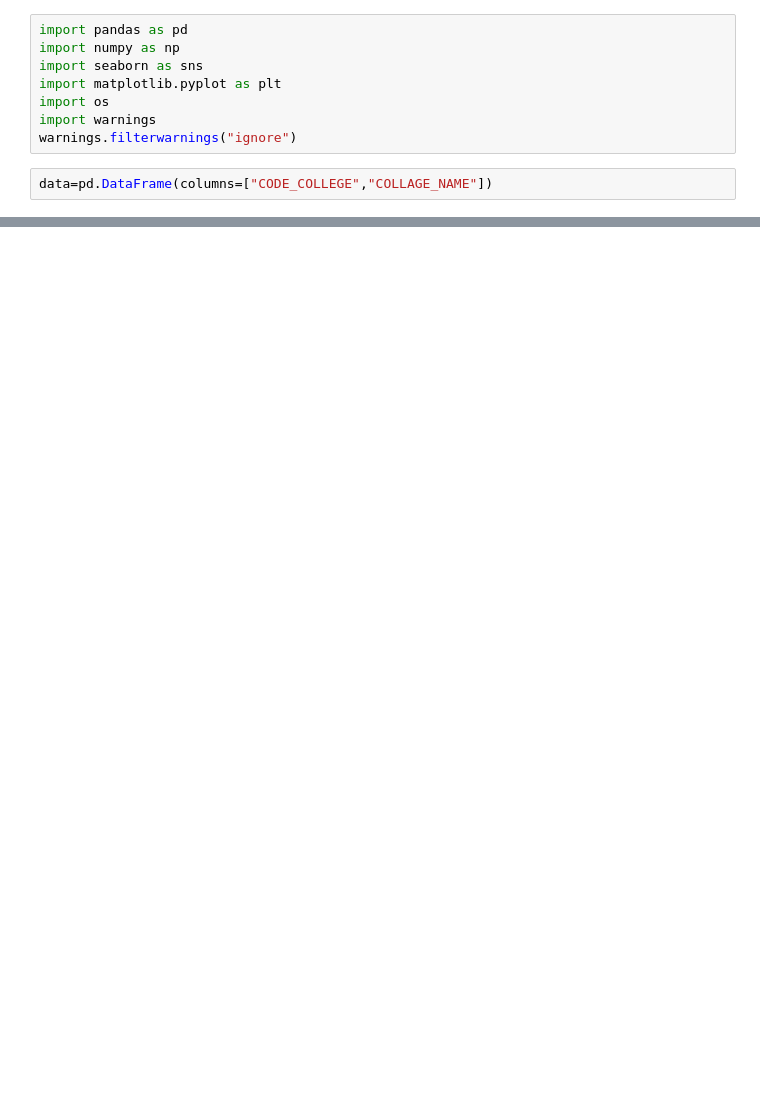
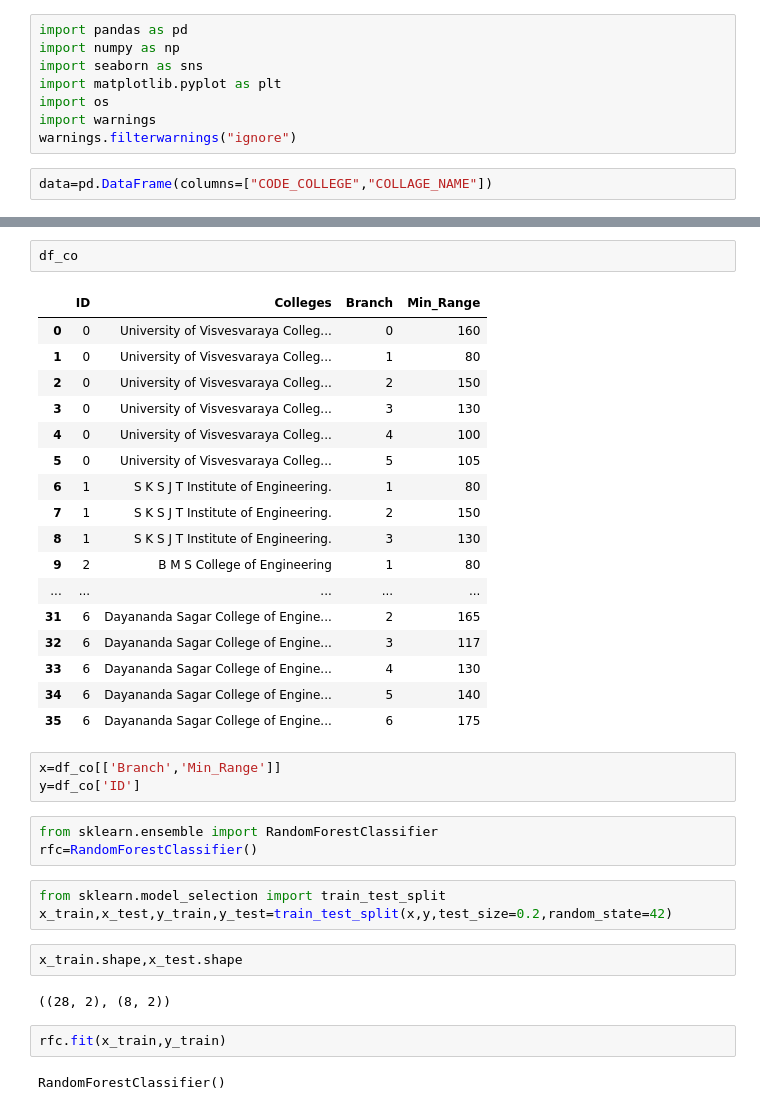
Before and after one commit to ibrahimfadu/Project_diploma, a Jupyter notebook: data_cleaning/Data_cleaning.ipynb, the cells around one changed output, grey strips where cells are left out. Drawn from its saved outputs; the diff is of its cells as text; blank space fills up the shorter version.

```diff
--- a/data_cleaning/Data_cleaning.ipynb
+++ b/data_cleaning/Data_cleaning.ipynb
@@ -14,0 +40,37 @@ data
+# %%
+df_co
+# %% [output]
+|  | ID | Colleges | Branch | Min_Range |
+| 0 | 0 | University of Visvesvaraya Colleg... | 0 | 160 |
+| 1 | 0 | University of Visvesvaraya Colleg... | 1 | 80 |
+| 2 | 0 | University of Visvesvaraya Colleg... | 2 | 150 |
+| 3 | 0 | University of Visvesvaraya Colleg... | 3 | 130 |
+| 4 | 0 | University of Visvesvaraya Colleg... | 4 | 100 |
+| 5 | 0 | University of Visvesvaraya Colleg... | 5 | 105 |
+| 6 | 1 | S K S J T Institute of Engineering. | 1 | 80 |
+| 7 | 1 | S K S J T Institute of Engineering. | 2 | 150 |
+| 8 | 1 | S K S J T Institute of Engineering. | 3 | 130 |
+| 9 | 2 | B M S College of Engineering | 1 | 80 |
+| ... | ... | ... | ... | ... |
+| 31 | 6 | Dayananda Sagar College of Engine... | 2 | 165 |
+| 32 | 6 | Dayananda Sagar College of Engine... | 3 | 117 |
+| 33 | 6 | Dayananda Sagar College of Engine... | 4 | 130 |
+| 34 | 6 | Dayananda Sagar College of Engine... | 5 | 140 |
+| 35 | 6 | Dayananda Sagar College of Engine... | 6 | 175 |
+# %%
+x=df_co[['Branch','Min_Range']]
+y=df_co['ID']
+# %%
+from sklearn.ensemble import RandomForestClassifier
+rfc=RandomForestClassifier()
+# %%
+from sklearn.model_selection import train_test_split
+x_train,x_test,y_train,y_test=train_test_split(x,y,test_size=0.2,random_state=42)
+# %%
+x_train.shape,x_test.shape
+# %% [output]
+((28, 2), (8, 2))
+# %%
+rfc.fit(x_train,y_train)
+# %% [output]
+RandomForestClassifier()
```
Also changed, not shown: parts of 12 cells of this notebook, 5 other files.
